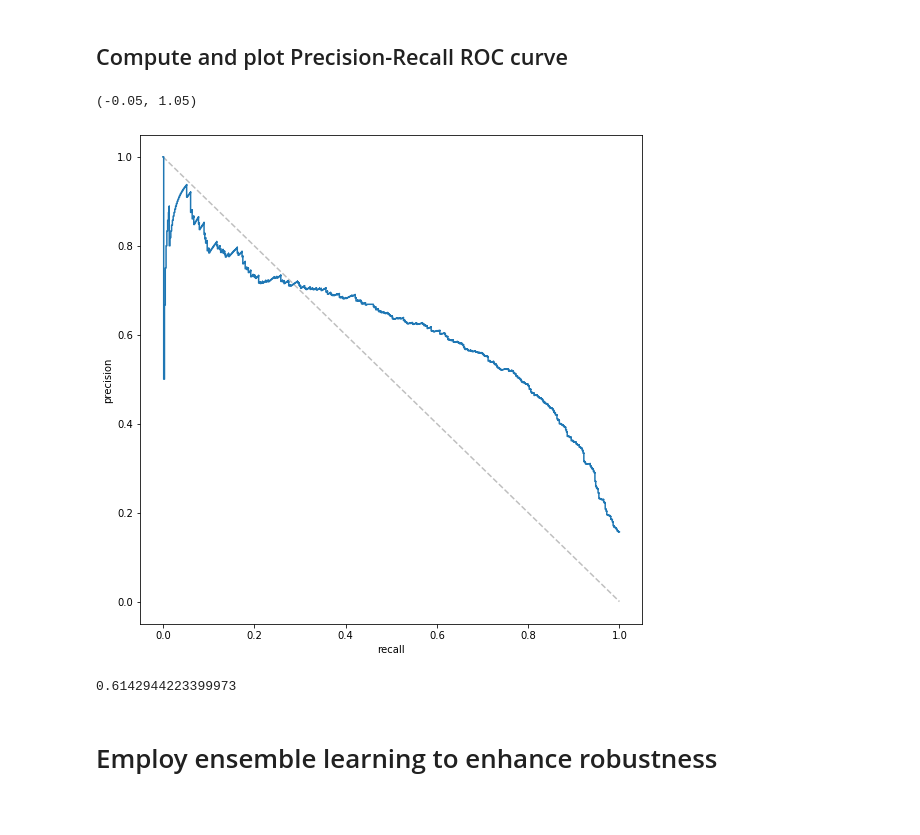
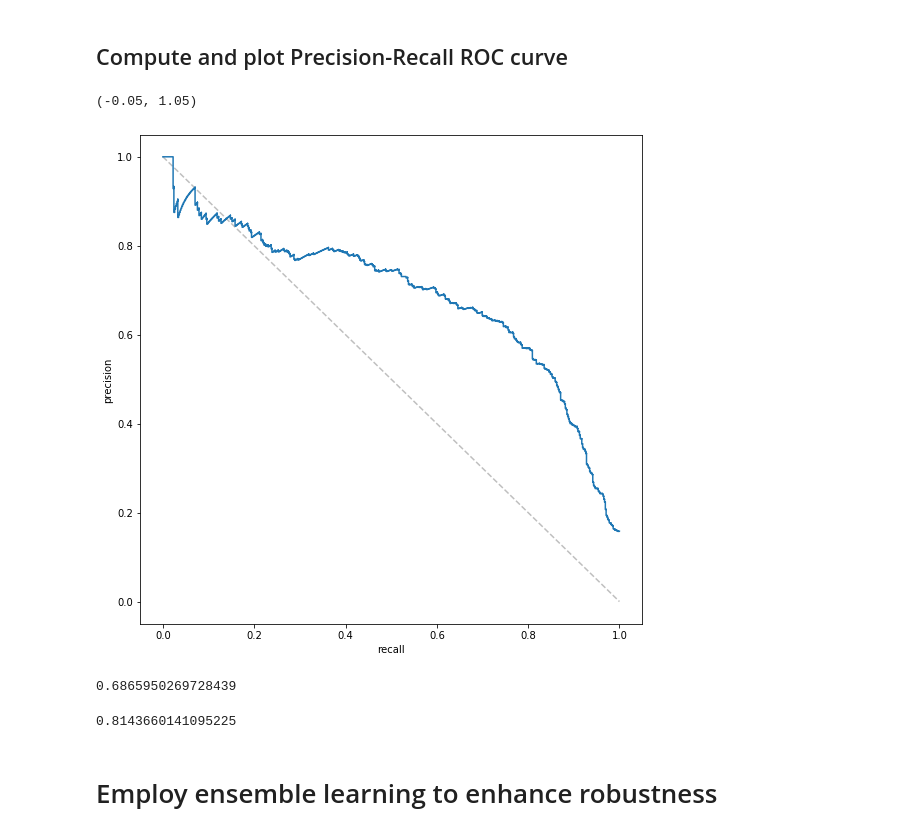
Before and after one commit to rweaton/online-shopper-revenue, a Jupyter notebook: ShopperIntentModels.ipynb, the cells around one changed output. Drawn from its saved outputs; the diff is of its cells as text; code cells hidden in the pictures.

```diff
--- a/ShopperIntentModels.ipynb
+++ b/ShopperIntentModels.ipynb
@@ -547,0 +661,25 @@ Centroids of the `Revenue == True` and `Revenue == False` clouds do seem displac
+# %%
+import scipy.special as sp
+admin_sm = sp.softmax(shopIntent_df['Administrative'].values)
+info_sm = sp.softmax(shopIntent_df['Informational'].values)
+prodRel_sm = sp.softmax(shopIntent_df['ProductRelated'].values)
+
+sFig, sAxs = plt.subplots(nrows=3, ncols=1, subplot_kw=dict(projection='3d'))
+sFig.set_size_inches(10,30)
+#sAxs[0,0] = scatterFig.add_subplot(2,2,1, projection="3d")
+viewAngles = ((45, 45), (90, 0), (0, 90))
+for j in np.arange(0,3):
+    for i in [1, 0]:
+
+        sAxs[j].scatter(admin_sm[revMaskSet[i]], info_sm[revMaskSet[i]],
+                        prodRel_sm[revMaskSet[i]],
+                        marker=markerSet[i], color=colorSet[i])
+
+    sAxs[j].set_xlabel('admin')
+    sAxs[j].set_ylabel('info')
+    sAxs[j].set_zlabel('prodRel')
+
+    # rotate the axes and update
+    #ax.view_init(45, 45)
+    sAxs[j].view_init(*viewAngles[j])
+    plt.draw()
@@ -759,8 +944,7 @@ type(CompleteFeatureSpace)
 set
 # %%
 ModelFeatureSet = CompleteFeatureSpace - set([
-    'Revenue', 'nRevenue', 'Month', 'VisitorType', 'Region', 'Weekend',
-    'Informational', ''
+    'Revenue', 'nRevenue', 'Month', 'VisitorType', 'Weekend'
 ])
 ModelTarget = 'nRevenue'
 
@@ -852,7 +1038,8 @@ Verifying z-score transform. mean: 1.6711872941640637e-16, std.: 1.0
 # %% [markdown]
 ## Initialize and train base SVM model
 # %%
-shopIntent_mod = svm.SVC(kernel='rbf', C=5.0, class_weight={1: 1.0, 0: 0.2}, probability=True)
+shopIntent_mod = skl.svm.SVC(kernel='rbf', gamma='scale', C=2.0,
+                         class_weight={1: 1.0, 0: 0.35}, probability=True)
 #shopIntent_mod.fit(shopIntent_df[ModelFeatureSet].iloc[trainSetIndices],
 #               shopIntent_df[ModelTarget].iloc[trainSetIndices])
 shopIntent_mod.fit(X_train_std, y_train)
@@ -866,8 +1053,8 @@ SVC(C=5.0, break_ties=False, cache_size=200, class_weight={0: 0.2, 1: 1.0},
 # %%
 #preds = shopIntent_mod.predict(shopIntent_df[ModelFeatureSet].iloc[testSetIndices])
 #pred_probas = shopIntent_mod.predict_proba(shopIntent_df[ModelFeatureSet].iloc[testSetIndices])
-preds = shopIntent_mod.predict(X_test_std)
-pred_probas = shopIntent_mod.predict_proba(X_test_std)
-preds
+preds_svc = shopIntent_mod.predict(X_test_std)
+pred_probas_svc = shopIntent_mod.predict_proba(X_test_std)
+preds_svc
 #pred_probas
 # %% [output]
@@ -906,23 +1096,27 @@ mt.accuracy_score(y_test, preds)
 # %% [markdown]
 ## Compute and plot Precision-Recall ROC curve
 # %%
-precCrv, recCrv, thlds = mt.precision_recall_curve(y_test, pred_probas[:,1],
+precCrv_svc, recCrv_svc, thlds_svc = mt.precision_recall_curve(y_test, pred_probas_svc[:,1],
                                                    pos_label=1)
 fig4, ax4 = plt.subplots(nrows=1, ncols=1)
 fig4.set_size_inches(9, 9)
 ax4.plot([0., 1.],[1., 0], '--', color='gray', alpha=0.5)
-ax4.step(recCrv, precCrv)
+ax4.step(recCrv_svc, precCrv_svc)
 ax4.set_xlabel('recall')
 ax4.set_ylabel('precision')
 ax4.set_ylim([-0.05, 1.05])
 ax4.set_xlim([-0.05, 1.05])
 # %% [output]
 (-0.05, 1.05)
-[figure, old version]
+[figure, new version]
 # %%
-mt.auc(recCrv, precCrv)
+mt.auc(recCrv_svc, precCrv_svc)
 # %% [output]
-0.6142944223399973
+0.6865950269728439
+# %%
+mt.roc_auc_score(y_test, preds_svc)
+# %% [output]
+0.8143660141095225
 # %% [markdown]
 # Employ ensemble learning to enhance robustness
 # %% [markdown]
```
Also changed, not shown: parts of 143 cells of this notebook.
